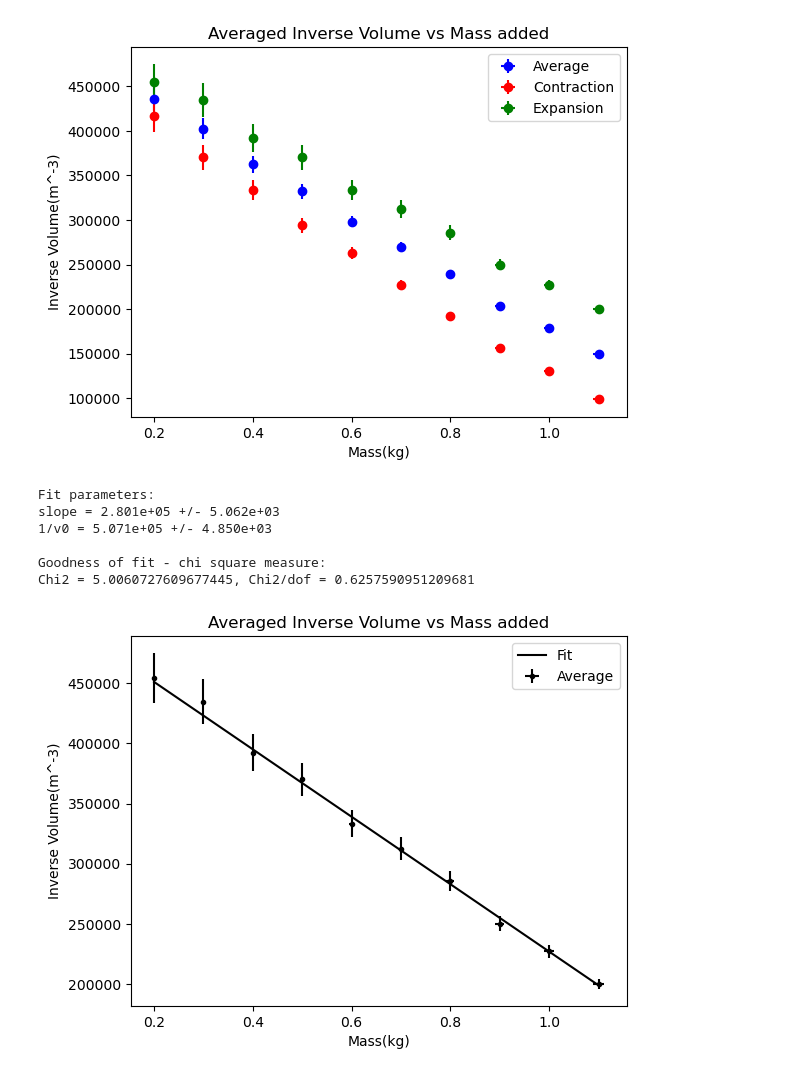
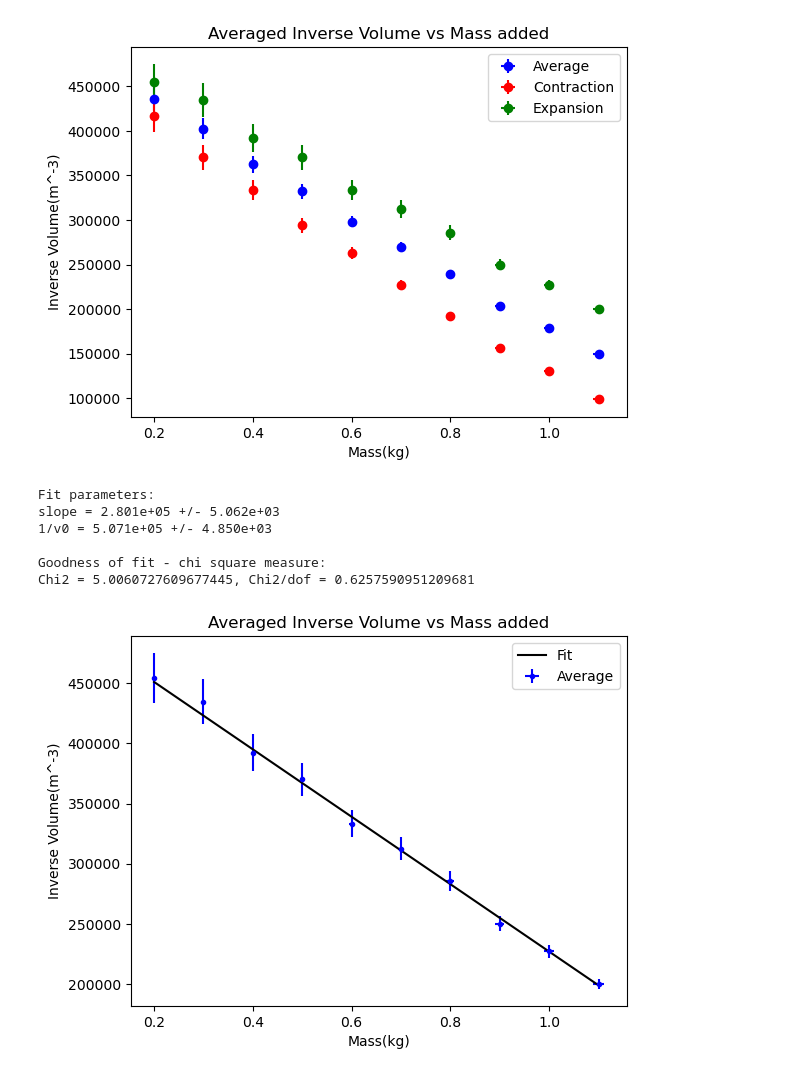
Before and after one commit to JadenMajid/Experiment-2-229, a Jupyter notebook: Plotting.ipynb, the cells around one changed output. Drawn from its saved outputs; the diff is of its cells as text; code cells hidden in the pictures.

```diff
--- a/Plotting.ipynb
+++ b/Plotting.ipynb
@@ -76,35 +76,35 @@ for i in range(len(fit_params)):
 
 # function that  calculates the chi square value of a fit
 def chi_square(fit_parameters, x, y, sigma):
     #
     return np.sum((y-lin_fit(x, *fit_parameters))**2/sigma**2)
 
 
 # calculate and print chi square as well as the per degree-of-freedom value
 chi2 = chi_square(fit_params, x, y, avg_y_sigma)
 dof = len(x) - len(fit_params)
 print("\nGoodness of fit - chi square measure:")
 print("Chi2 = {}, Chi2/dof = {}\n".format(chi2, chi2/dof))
 
 marr = np.linspace(0.2, 1.1, 1000)
 varr = -fit_params[0] * marr + fit_params[1]
 
-plt.errorbar(x, y, yerr=ex_y_sigma, xerr=ex_x_sigma, fmt='k.')
+plt.errorbar(x, y, yerr=ex_y_sigma, xerr=ex_x_sigma, fmt='b.')
 plt.plot(marr, varr, 'k-')
 plt.title("Averaged Inverse Volume vs Mass added")
 plt.legend(["Fit", "Average", "Contraction", "Expansion"])
 plt.xlabel("Mass(kg)")
 plt.ylabel("Inverse Volume(m^-3)")
 
 plt.show()
 # %% [output]
 Fit parameters:
 slope = 2.801e+05 +/- 5.062e+03
 1/v0 = 5.071e+05 +/- 4.850e+03
 
 Goodness of fit - chi square measure:
 Chi2 = 5.0060727609677445, Chi2/dof = 0.6257590951209681
-[figure, old version]
+[figure, new version]
 # %%
 """Code for converting fit to R"""
 
```
Also changed, not shown: parts of 1 cell of this notebook.
